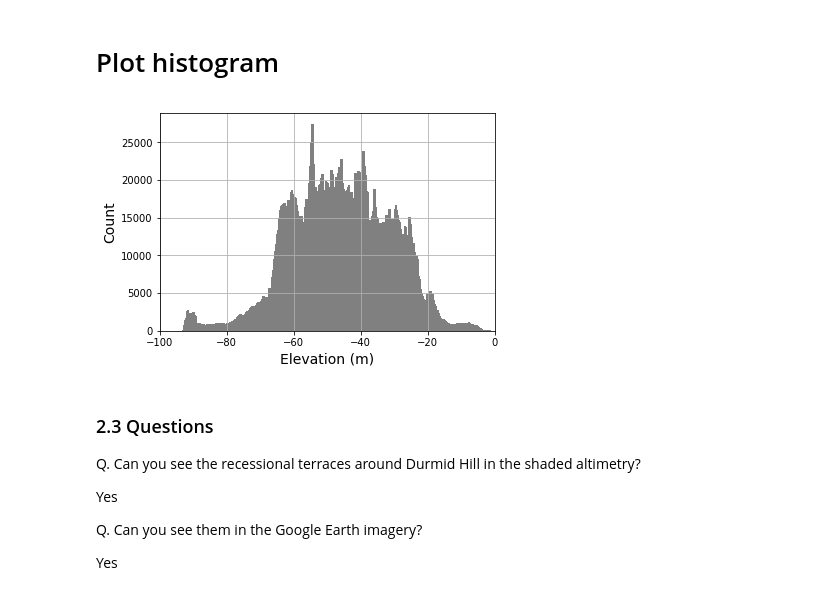
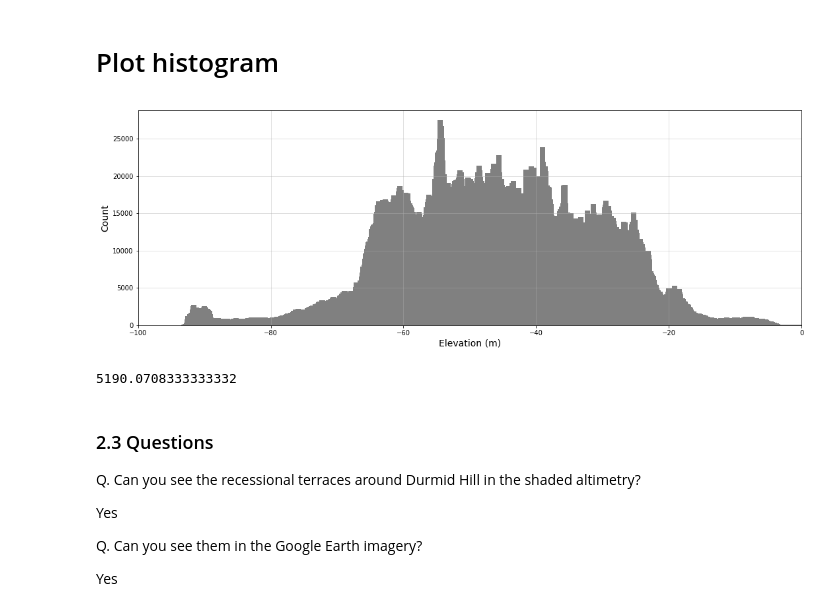
Before and after one commit to moonlimb/sio236-remote-sensing, a Jupyter notebook: lab7/Limb_Moon_Lab7.ipynb, the cells around one changed output. Drawn from its saved outputs; the diff is of its cells as text; code cells hidden in the pictures.

```diff
--- a/lab7/Limb_Moon_Lab7.ipynb
+++ b/lab7/Limb_Moon_Lab7.ipynb
@@ -311,17 +311,37 @@ plt.show()
 data_no_nan = data[~np.isnan(data)]
 hist_topo, bins = np.histogram(data_no_nan, 1200)
 # %%
+fig = plt.figure(figsize=(18,6))
 plt.bar(bins[:-1], hist_topo,  edgecolor='none', color='gray')
 
 plt.xlim([-100 ,0])
 # label_axes(plt, 'Elevation (meters)', 'Count', 'Elevation Histogram')
 plt.xlabel('Elevation (m)',  fontsize=14)
 plt.ylabel('Count', fontsize=14)
 
-plt.grid()
+ax = fig.add_subplot(1,1,1)
+
+# major ticks every 20, minor ticks every 2
+major_ticks = np.arange(-100, 0, 20)
+minor_ticks = np.arange(-100, 0, 2)
+
+# ax.set_xticks(major_ticks)
+# ax.set_xticks(minor_ticks, minor=True)
+# ax.set_yticks(major_ticks)
+# ax.set_yticks(minor_ticks, minor=True)
+# and a corresponding grid
+# ax.grid(which='both')
+
+ax.grid(which='minor', alpha=0.2)
+ax.grid(which='major', alpha=0.5)
+
 plt.show()
 # %% [output]
-[figure, old version]
+[figure, new version]
+# %%
+hist_topo.mean()
+# %% [output]
+5190.0708333333332
 # %%
 # no longer necessary now that dtype is int..
 # # remove nan for histogram generation
```
